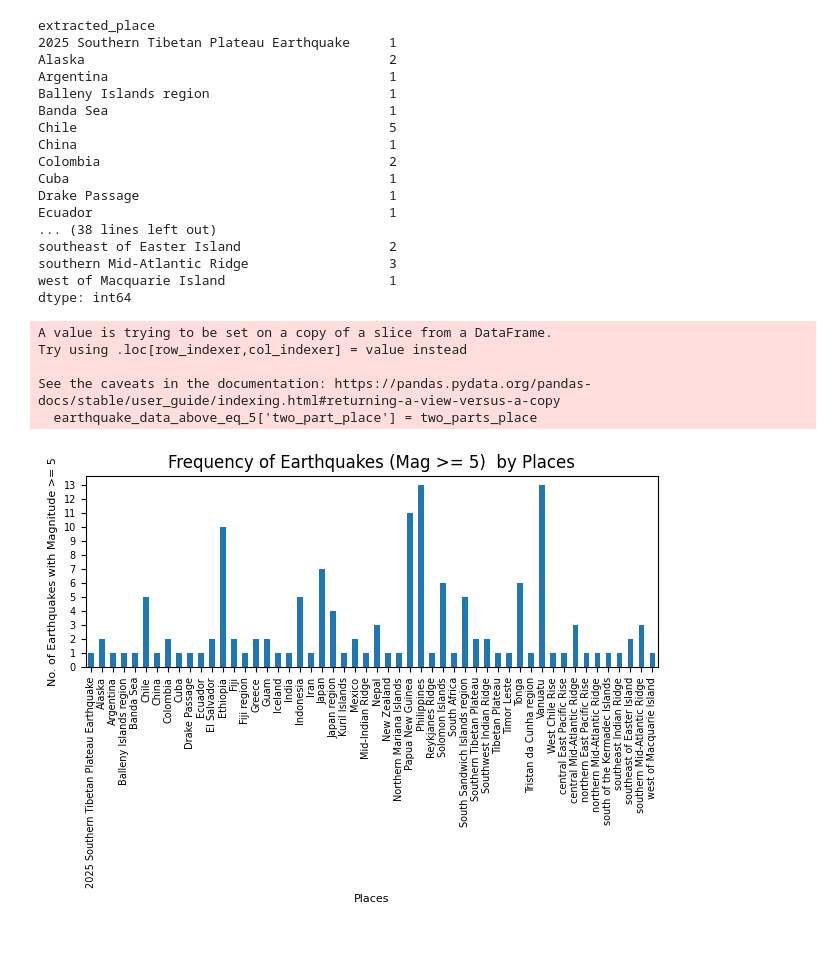
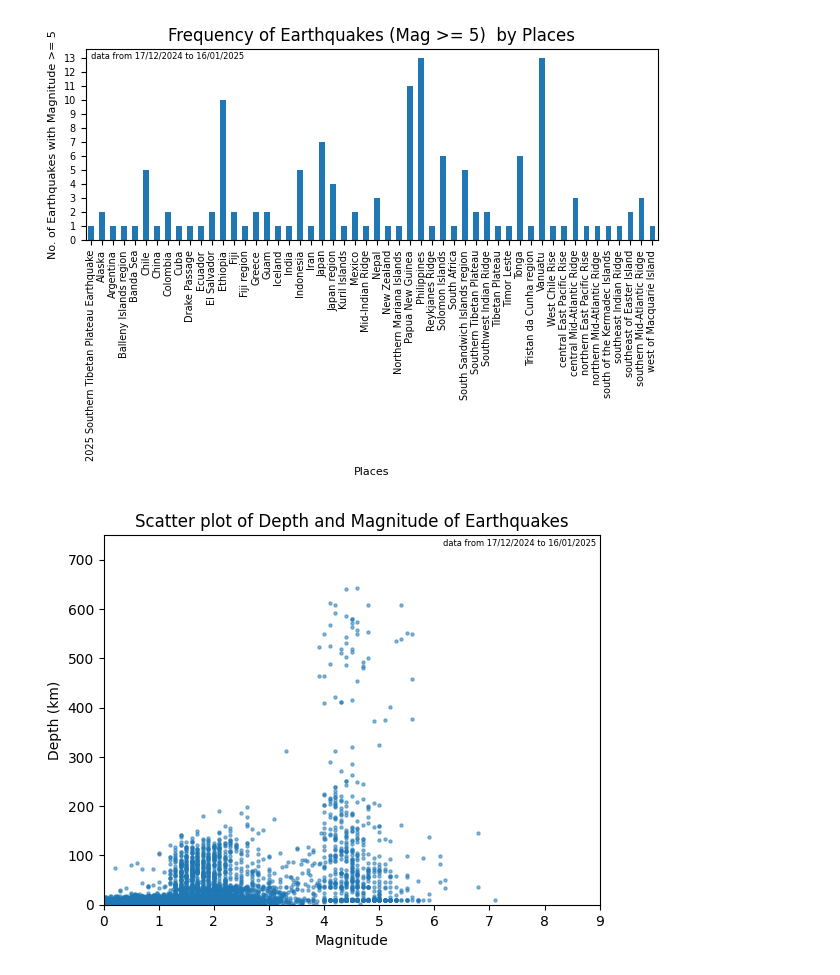
Before and after one commit to pkdc/earthquake-data-analysis, a Jupyter notebook: earthquake.ipynb, the cells around one changed output. Saved outputs shown, nothing was run; the diff lists cells and outputs as text; code cells hidden in the pictures; blank space fills up the shorter version.

```diff
--- a/earthquake.ipynb
+++ b/earthquake.ipynb
@@ -119,54 +121,33 @@ import re
 def extract_place(row):
     if row['two_part_place']:
         match = re.search(r'.*,\s(.*)', row['place'])
         if match.group(1) == 'CA':
             return 'California'
         return match.group(1)
     else:
         return row['place']
 
 two_parts_place = earthquake_data_above_eq_5['place'].str.contains(r',\s', regex=True)
 earthquake_data_above_eq_5['two_part_place'] = two_parts_place
 extracted_place = earthquake_data_above_eq_5.apply(extract_place, axis=1)
 earthquake_data_above_eq_5 = earthquake_data_above_eq_5.assign(extracted_place=extracted_place)
 
 data_grp_place = earthquake_data_above_eq_5.groupby('extracted_place').size()
 max_y = data_grp_place.max()
-print(data_grp_place)
+# print(data_grp_place)
 
 data_grp_place.plot(kind='bar')
 plt.title('Frequency of Earthquakes (Mag >= 5)  by Places')
 plt.ylabel('No. of Earthquakes with Magnitude >= 5', fontsize=8)
 yticks=np.arange(0,max_y+1)
 plt.yticks(yticks, fontsize=7)
 plt.xlabel('Places', fontsize=8)
 plt.xticks(fontsize=7)
+plt.text(0, 13, 'data from 17/12/2024 to 16/01/2025', fontsize=6)
 
 plt.tight_layout()
 
 # earthquake_data_mag_above_4
 # earthquake_data.groupby(['place']).size()
 # %% [output]
-extracted_place
-2025 Southern Tibetan Plateau Earthquake     1
-Alaska                                       2
-Argentina                                    1
-Balleny Islands region                       1
-Banda Sea                                    1
-Chile                                        5
-China                                        1
-Colombia                                     2
-Cuba                                         1
-Drake Passage                                1
-Ecuador                                      1
-... (38 lines left out)
-southeast of Easter Island                   2
-southern Mid-Atlantic Ridge                  3
-west of Macquarie Island                     1
-dtype: int64
-A value is trying to be set on a copy of a slice from a DataFrame.
-Try using .loc[row_indexer,col_indexer] = value instead
-
-See the caveats in the documentation: https://pandas.pydata.org/pandas-docs/stable/user_guide/indexing.html#returning-a-view-versus-a-copy
-  earthquake_data_above_eq_5['two_part_place'] = two_parts_place
-[figure, old version]
+[figure, new version]
@@ -174,0 +154,16 @@ See the caveats in the documentation: https://pandas.pydata.org/pandas-docs/stab
+# %%
+# Depth vs Mag
+x = earthquake_data['mag']
+y = earthquake_data['depth']
+
+fig, ax = plt.subplots()
+
+depth_mag_scatter = ax.scatter(x,y, s=5, marker='o', alpha=0.5)
+ax.set_title('Scatter plot of Depth and Magnitude of Earthquakes')
+ax.set_xlim(0,9)
+ax.set_xlabel('Magnitude')
+ax.set_ylim(0,750)
+ax.set_ylabel('Depth (km)')
+t = ax.text(6.15, 730, 'data from 17/12/2024 to 16/01/2025', fontsize=6)
+# %% [output]
+[figure, added]
```
Also changed, not shown: parts of 2 cells of this notebook.
